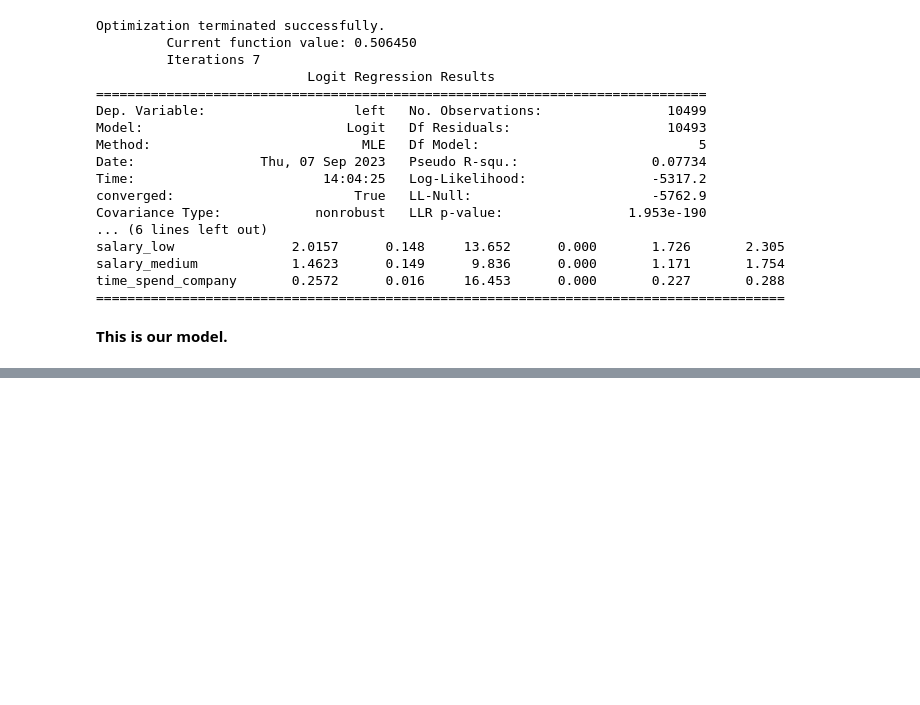
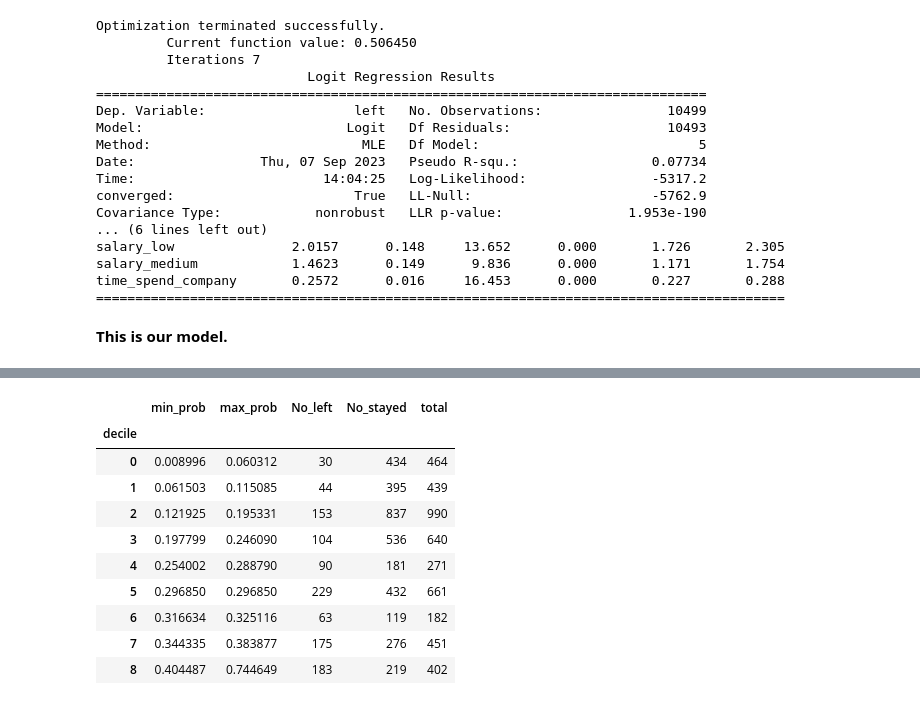
Before and after one commit to sakshisv/HR_Analytics_LogisticRegression, a Jupyter notebook: HR_Analytics_LogR.ipynb, the cells around one changed output, grey strips where cells are left out. Drawn from its saved outputs; the diff is of its cells as text; code cells hidden in the pictures; blank space fills up the shorter version.

```diff
--- a/HR_Analytics_LogR.ipynb
+++ b/HR_Analytics_LogR.ipynb
@@ -694,0 +814,5 @@ time_spend_company       0.2572      0.016     16.453      0.000       0.227
+# %%
+# Adding deciles to test data by dividing the train data probabilities into 10 equal parts using qcut:
+
+test['decile'] = pd.qcut(test.prob, 10, labels = False, duplicates = 'drop')
+test.head()
@@ -694,0 +854,14 @@ time_spend_company       0.2572      0.016     16.453      0.000       0.227
+# %%
+decile_results_test
+# %% [output]
+|  | min_prob | max_prob | No_left | No_stayed | total |
+| decile |  |  |  |  |  |
+| 0 | 0.008996 | 0.060312 | 30 | 434 | 464 |
+| 1 | 0.061503 | 0.115085 | 44 | 395 | 439 |
+| 2 | 0.121925 | 0.195331 | 153 | 837 | 990 |
+| 3 | 0.197799 | 0.246090 | 104 | 536 | 640 |
+| 4 | 0.254002 | 0.288790 | 90 | 181 | 271 |
+| 5 | 0.296850 | 0.296850 | 229 | 432 | 661 |
+| 6 | 0.316634 | 0.325116 | 63 | 119 | 182 |
+| 7 | 0.344335 | 0.383877 | 175 | 276 | 451 |
+| 8 | 0.404487 | 0.744649 | 183 | 219 | 402 |
```
Also changed, not shown: parts of 18 cells of this notebook.
